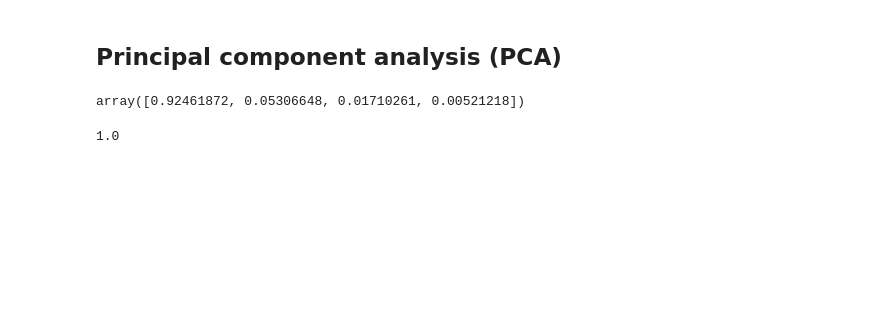
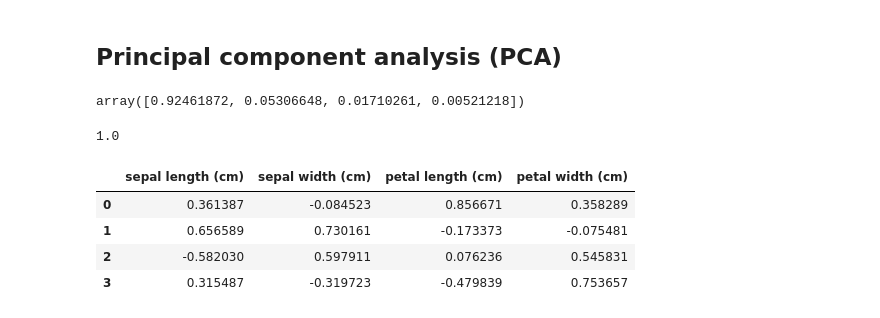
Before and after one commit to MaryWagura/python_for_data_science_machine_learning_part2, a Jupyter notebook: notebooks/04_02_b.ipynb, the cells around one changed output. Saved outputs shown, nothing was run; the diff lists cells and outputs as text; code cells hidden in the pictures; blank space fills up the shorter version.

```diff
--- a/notebooks/04_02_b.ipynb
+++ b/notebooks/04_02_b.ipynb
@@ -33,3 +33,12 @@ array([0.92461872, 0.05306648, 0.01710261, 0.00521218])
 pca.explained_variance_ratio_.sum()
 # %% [output]
 1.0
+# %%
+comps= pd.DataFrame(pca.components_, columns=variable_names)
+comps
+# %% [output]
+|  | sepal length (cm) | sepal width (cm) | petal length (cm) | petal width (cm) |
+| 0 | 0.361387 | -0.084523 | 0.856671 | 0.358289 |
+| 1 | 0.656589 | 0.730161 | -0.173373 | -0.075481 |
+| 2 | -0.582030 | 0.597911 | 0.076236 | 0.545831 |
+| 3 | 0.315487 | -0.319723 | -0.479839 | 0.753657 |
```
Also changed, not shown: parts of 1 cell of this notebook.
